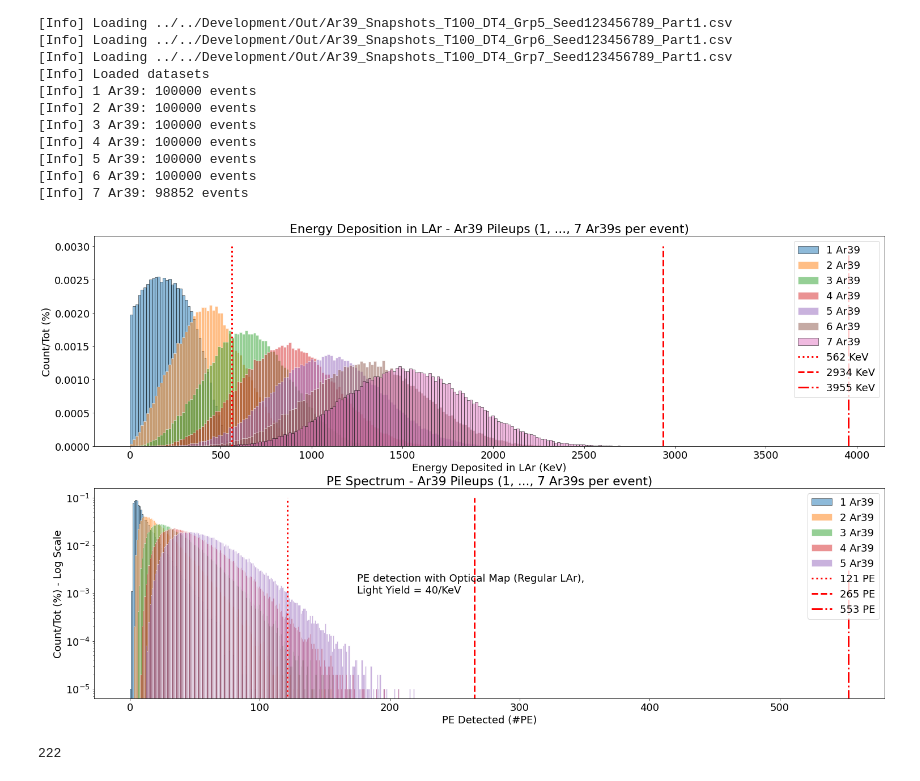
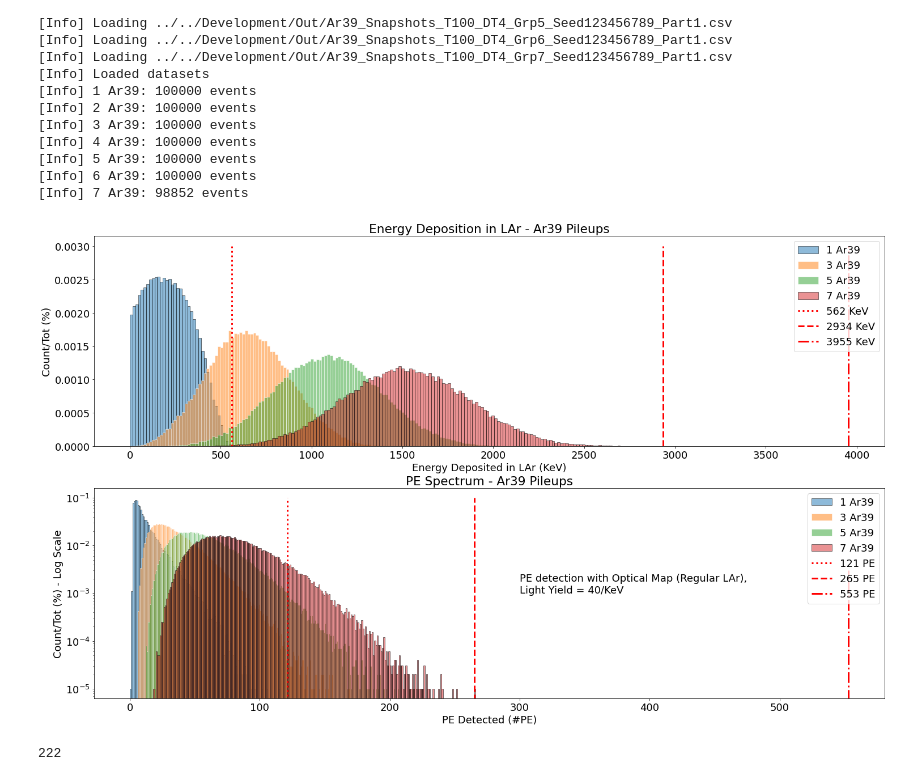
Before and after one commit to luigiberducci/ML4NP, a Jupyter notebook: Notebooks/ComparisonAr39Pileups/analysis_pileups_ar39_over_100ns.ipynb, the cells around one changed output. Drawn from its saved outputs; the diff is of its cells as text; code cells hidden in the pictures.

```diff
--- a/Notebooks/ComparisonAr39Pileups/analysis_pileups_ar39_over_100ns.ipynb
+++ b/Notebooks/ComparisonAr39Pileups/analysis_pileups_ar39_over_100ns.ipynb
@@ -99,43 +99,43 @@ ar39_max_energy = 565
 best_eff = 0.0035
 
 plt.subplot(2,1,1)
-plt.title("Energy Deposition in LAr - Ar39 Pileups (1, ..., 7 Ar39s per event)")
+plt.title("Energy Deposition in LAr - Ar39 Pileups")
 bins = np.linspace(0, 3000, 200)
 plt.hist(groupby_event_df1.energydeposition, bins=bins, label="1 Ar39", density=True, edgecolor='k', alpha=alpha)
-plt.hist(groupby_event_df2.energydeposition, bins=bins, label="2 Ar39", density=True, edgecolor='w', alpha=alpha)
+#plt.hist(groupby_event_df2.energydeposition, bins=bins, label="2 Ar39", density=True, edgecolor='w', alpha=alpha)
 plt.hist(groupby_event_df3.energydeposition, bins=bins, label="3 Ar39", density=True, edgecolor='w', alpha=alpha)
-plt.hist(groupby_event_df4.energydeposition, bins=bins, label="4 Ar39", density=True, edgecolor='w', alpha=alpha)
+#plt.hist(groupby_event_df4.energydeposition, bins=bins, label="4 Ar39", density=True, edgecolor='w', alpha=alpha)
 plt.hist(groupby_event_df5.energydeposition, bins=bins, label="5 Ar39", density=True, edgecolor='w', alpha=alpha)
-plt.hist(groupby_event_df6.energydeposition, bins=bins, label="6 Ar39", density=True, edgecolor='w', alpha=alpha)
+#plt.hist(groupby_event_df6.energydeposition, bins=bins, label="6 Ar39", density=True, edgecolor='w', alpha=alpha)
 plt.hist(groupby_event_df7.energydeposition, bins=bins, label="7 Ar39", density=True, edgecolor='k', alpha=alpha)
 plt.vlines(x=int(groupby_event_df1.energydeposition.max()), ymin=0, ymax=0.003, color='r', linestyles='dotted', linewidth=3, label="{} KeV".format(int(groupby_event_df1.energydeposition.max())))
 plt.vlines(x=int(groupby_event_df7.energydeposition.max()), ymin=0, ymax=0.003, color='r', linestyles='dashed', linewidth=3, label="{} KeV".format(int(groupby_event_df7.energydeposition.max())))
 plt.vlines(x=7 * ar39_max_energy, ymin=0, ymax=0.003, color='r', linestyles='dashdot', linewidth=3, label="{} KeV".format(7*ar39_max_energy))
 plt.xlabel("Energy Deposited in LAr (KeV)")
 plt.ylabel("Count/Tot (%)")
 plt.legend()
 
 plt.subplot(2,1,2)
 bins = np.linspace(0, 299, 300)
 plt.hist(groupby_event_df1.pedetected, bins=bins, label="1 Ar39", density=True, edgecolor='k', alpha=alpha)
-plt.hist(groupby_event_df2.pedetected, bins=bins, label="2 Ar39", density=True, edgecolor='w', alpha=alpha)
+#plt.hist(groupby_event_df2.pedetected, bins=bins, label="2 Ar39", density=True, edgecolor='w', alpha=alpha)
 plt.hist(groupby_event_df3.pedetected, bins=bins, label="3 Ar39", density=True, edgecolor='w', alpha=alpha)
-plt.hist(groupby_event_df4.pedetected, bins=bins, label="4 Ar39", density=True, edgecolor='w', alpha=alpha)
+#plt.hist(groupby_event_df4.pedetected, bins=bins, label="4 Ar39", density=True, edgecolor='w', alpha=alpha)
 plt.hist(groupby_event_df5.pedetected, bins=bins, label="5 Ar39", density=True, edgecolor='w', alpha=alpha)
-plt.hist(groupby_event_df6.pedetected, bins=bins, label="6 Ar39", density=True, edgecolor='w', alpha=alpha)
+#plt.hist(groupby_event_df6.pedetected, bins=bins, label="6 Ar39", density=True, edgecolor='w', alpha=alpha)
 plt.hist(groupby_event_df7.pedetected, bins=bins, label="7 Ar39", density=True, edgecolor='k', alpha=alpha)
 plt.vlines(x=groupby_event_df1.pedetected.max(), ymin=0, ymax=0.1, color='r', linestyles='dotted', linewidth=3, label="{} PE".format(groupby_event_df1.pedetected.max()))
 plt.vlines(x=groupby_event_df7.pedetected.max(), ymin=0, ymax=0.1, color='r', linestyles='dashed', linewidth=3, label="{} PE".format(groupby_event_df7.pedetected.max()))
 plt.vlines(x=int(7*ar39_max_energy*40*best_eff), ymin=0, ymax=0.003, color='r', linestyles='dashdot', linewidth=3, label="{} PE".format(int(7*ar39_max_energy*40*best_eff)))
-plt.title("PE Spectrum - Ar39 Pileups (1, ..., 7 Ar39s per event)")
+plt.title("PE Spectrum - Ar39 Pileups")
 plt.xlabel("PE Detected (#PE)")
 plt.ylabel("Count/Tot (%) - Log Scale")
 plt.yscale('log')
-plt.text(175, 0.001, "PE detection with Optical Map (Regular LAr),\nLight Yield = 40/KeV")
+plt.text(300, 0.001, "PE detection with Optical Map (Regular LAr),\nLight Yield = 40/KeV")
 plt.legend()
 plt.show()
 # %% [output]
-[figure, old version]
+[figure, new version]
 # %%
 len(groupby_event_df6.energydeposition[groupby_event_df6.energydeposition>2500]) + \
 len(groupby_event_df7.energydeposition[groupby_event_df7.energydeposition>2500])
```
Also changed, not shown: parts of 1 cell of this notebook, 4 other files.
